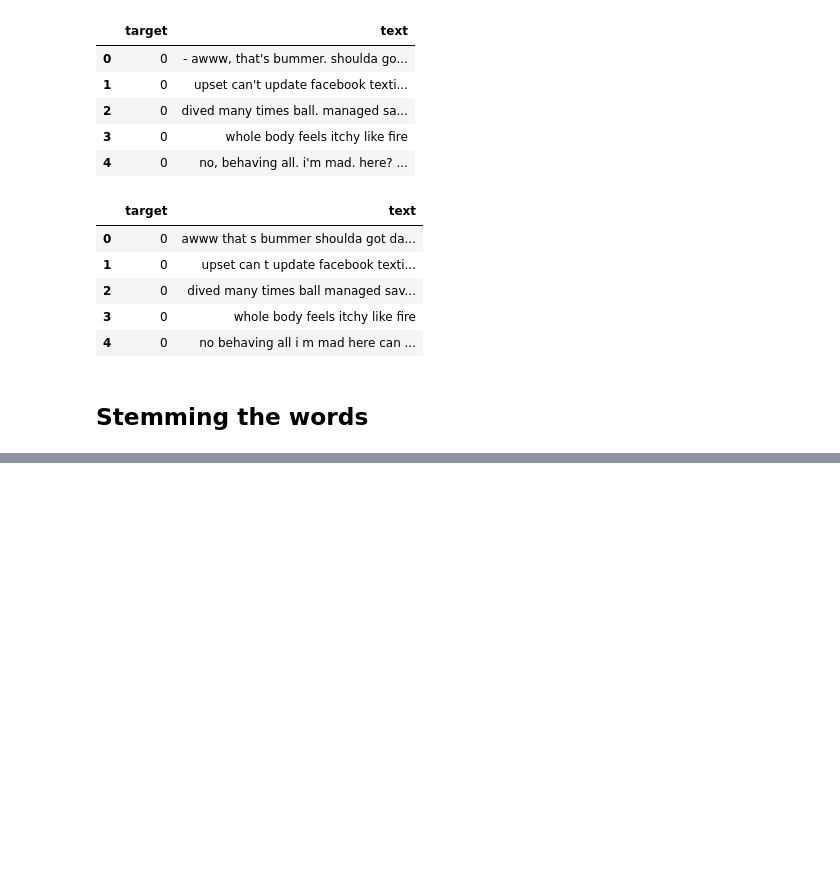
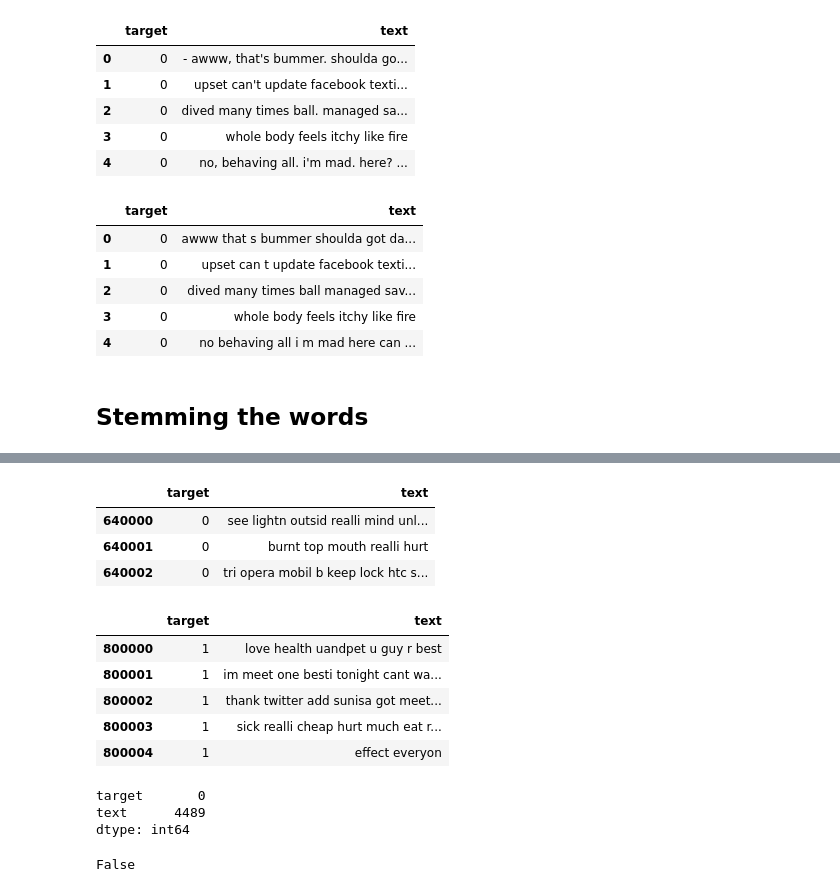
Before and after one commit to CaptaiN785/ML-Notebooks, a Jupyter notebook: Sentiments-twitter/Untitled.ipynb, the cells around one changed output, grey strips where cells are left out. Cells and saved outputs as stored; diff of their text form; code cells hidden in the pictures; blank space fills up the shorter version.

```diff
--- a/Sentiments-twitter/Untitled.ipynb
+++ b/Sentiments-twitter/Untitled.ipynb
@@ -132,0 +162,3 @@ df.to_csv('cleaned_data.csv')
+# %%
+positive_df = df[df['target'] == 1]
+negative_df = df[df['target'] == 0]
@@ -132,0 +211,24 @@ df.to_csv('cleaned_data.csv')
+# %%
+neg_test.head(3)
+# %% [output]
+|  | target | text |
+| 640000 | 0 | see lightn outsid realli mind unl... |
+| 640001 | 0 | burnt top mouth realli hurt |
+| 640002 | 0 | tri opera mobil b keep lock htc s... |
+# %%
+# Combining both positive and negative dataframe of training
+training_df = pd.concat([pos_train, neg_train])
+training_df.head()
+# %% [output]
+|  | target | text |
+| 800000 | 1 | love health uandpet u guy r best |
+| 800001 | 1 | im meet one besti tonight cant wa... |
+| 800002 | 1 | thank twitter add sunisa got meet... |
+| 800003 | 1 | sick realli cheap hurt much eat r... |
+| 800004 | 1 | effect everyon |
+# %%
+training_df.isna().sum()
+# %% [output]
+target       0
+text      4489
+dtype: int64
@@ -132,0 +239,4 @@ df.to_csv('cleaned_data.csv')
+# %%
+training_df.duplicated().any()
+# %% [output]
+False
```
Also changed, not shown: parts of 54 cells of this notebook, 5 other files.
